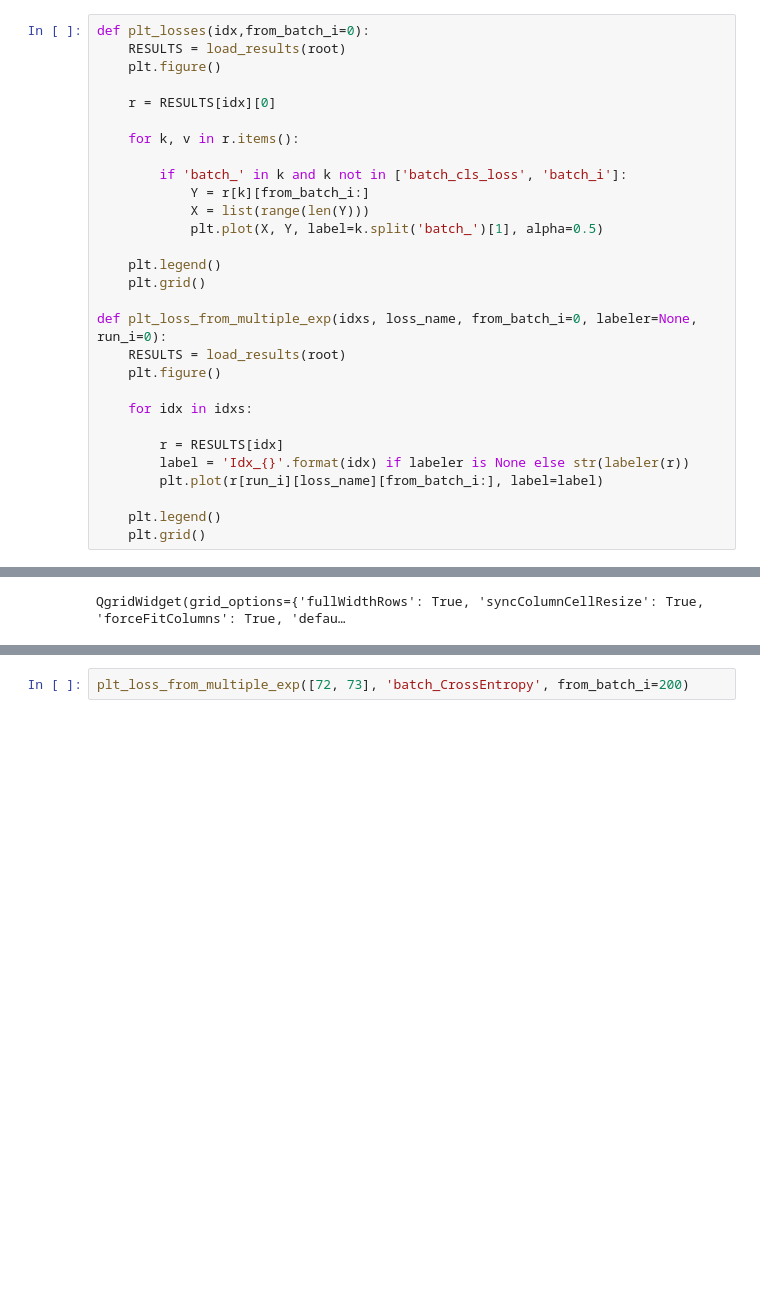
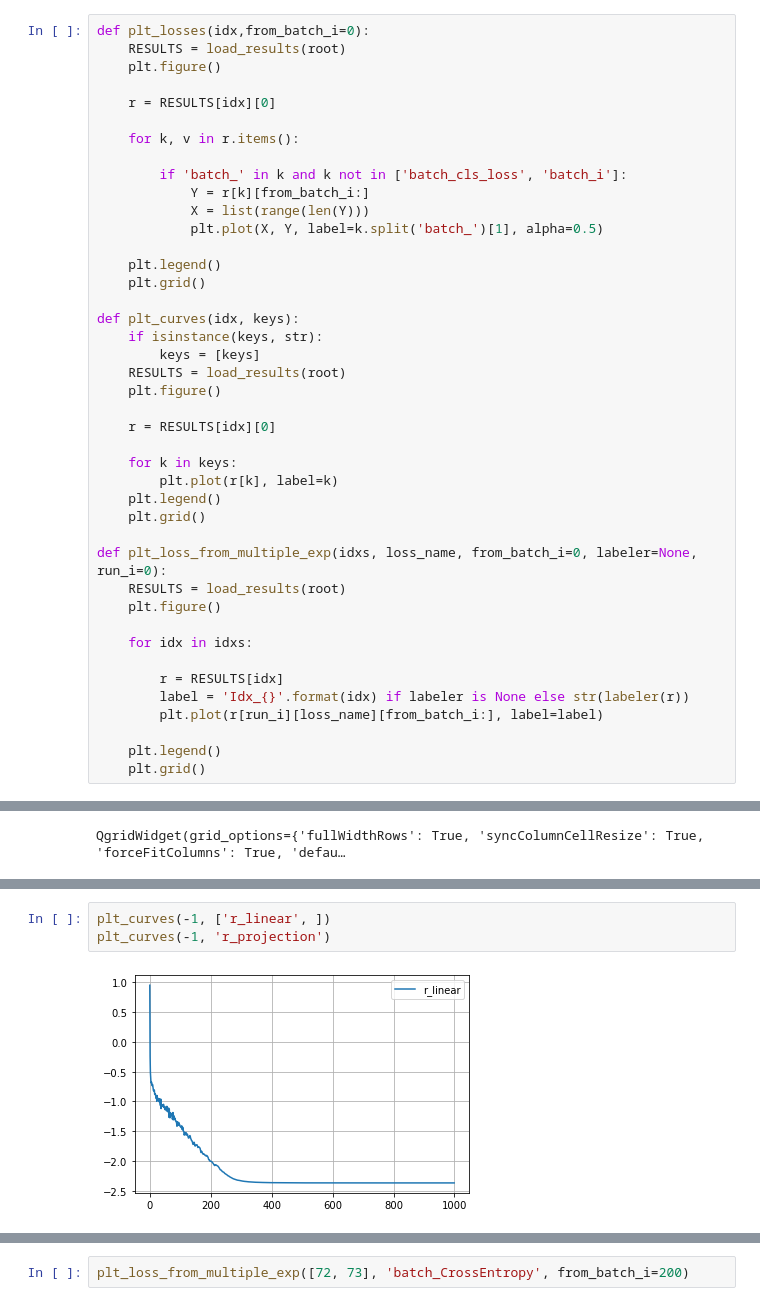
Before and after one commit to plus-rkwitt/py_supcon_vs_ce, a Jupyter notebook: explore_results.ipynb, the cells around one changed output, grey strips where cells are left out. Saved outputs shown, nothing was run; the diff lists cells and outputs as text; blank space fills up the shorter version.

```diff
--- a/explore_results.ipynb
+++ b/explore_results.ipynb
@@ -158,6 +158,19 @@ def plt_losses(idx,from_batch_i=0):
     plt.legend()
     plt.grid()
 
+def plt_curves(idx, keys):
+    if isinstance(keys, str):
+        keys = [keys]
+    RESULTS = load_results(root)
+    plt.figure()
+
+    r = RESULTS[idx][0]
+
+    for k in keys:
+        plt.plot(r[k], label=k)
+    plt.legend()
+    plt.grid()
+
 def plt_loss_from_multiple_exp(idxs, loss_name, from_batch_i=0, labeler=None, run_i=0):
     RESULTS = load_results(root)
     plt.figure()
@@ -207,0 +219,5 @@ plt_losses(-1, from_batch_i=0)
+# %%
+plt_curves(-1, ['r_linear', ])
+plt_curves(-1, 'r_projection')
+# %% [output]
+[figure, added]
```
Also changed, not shown: parts of 5 cells of this notebook, 3 other files.
